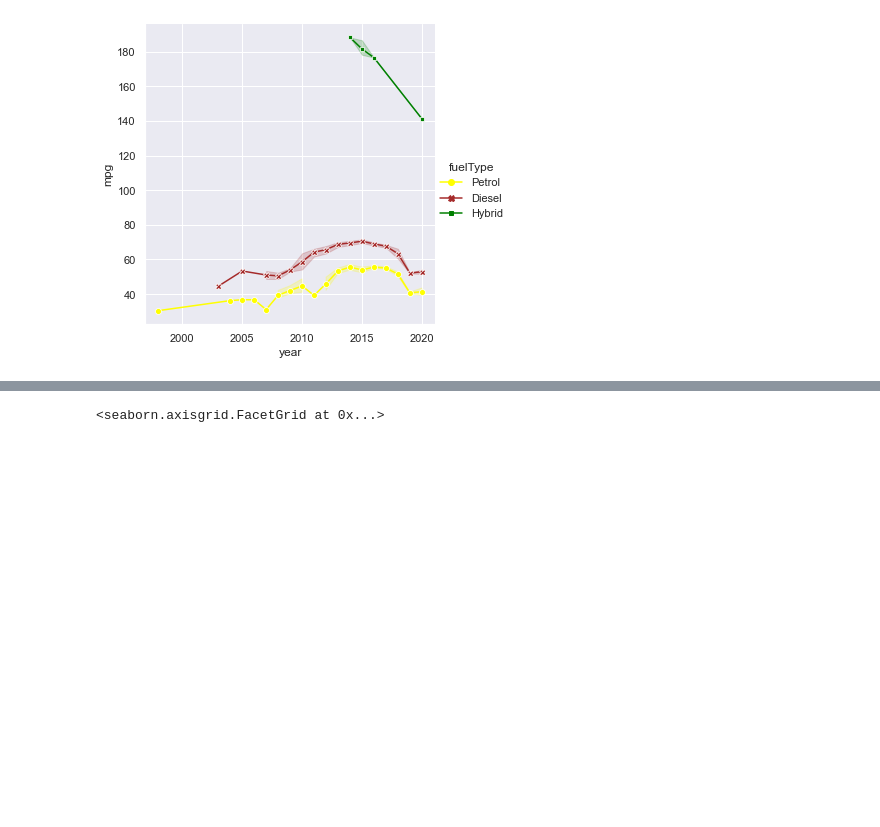
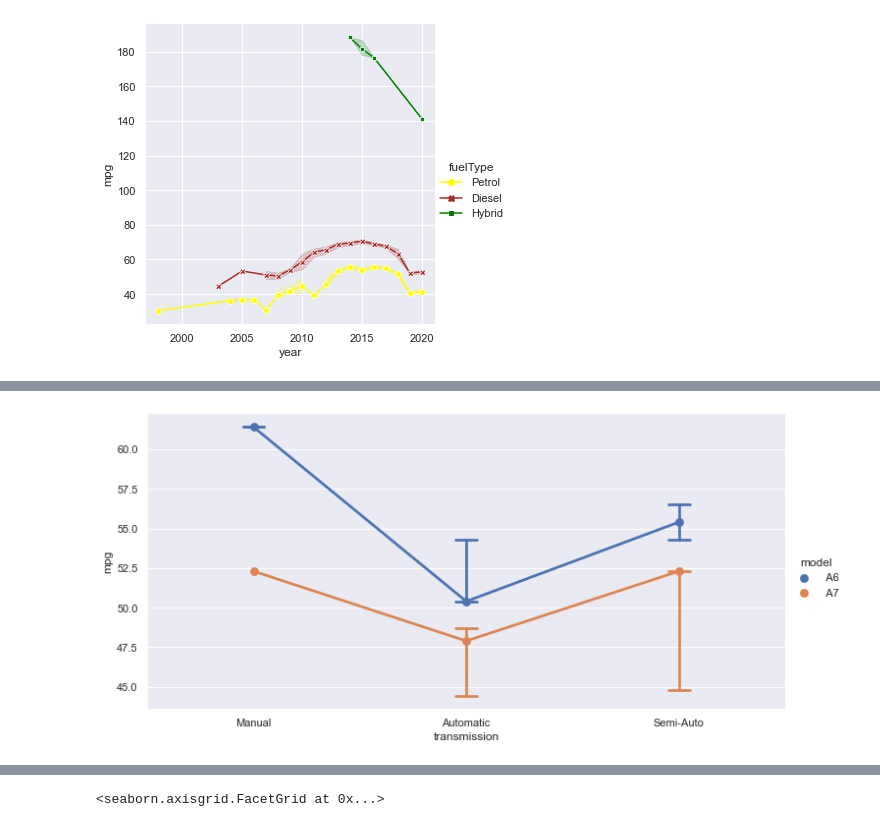
Before and after one commit to developerHobday/data-visualization, a Jupyter notebook: seaborn.ipynb, the cells around one changed output, grey strips where cells are left out. Saved outputs shown, nothing was run; the diff lists cells and outputs as text; code cells hidden in the pictures; blank space fills up the shorter version.

```diff
--- a/seaborn.ipynb
+++ b/seaborn.ipynb
@@ -77,3 +118,17 @@ _ = sns.relplot(data = df,
+# %%
+# point plots show the mean (or other estimator).  They are good to visualize significant differences between sub-groups
+import numpy as np
+_ = sns.catplot(kind='point',
+    data = audi_df,
+    x = 'transmission', y='mpg',
+    hue='model', hue_order=[' A6', ' A7'],
+    height=5, aspect=10/5,
+    estimator=np.median,
+    capsize=0.1, # caps for confidedence interval
+    # ci = None, # The black line shows a 95% confidence interval for the real population mean.
+)
+# %% [output]
+[figure, added]
 # %%
 fig, (ax0, ax1) = plt.subplots(
     nrows=1, ncols=2, sharey = True, figsize=(15,3)
```
Also changed, not shown: parts of 10 cells of this notebook.
